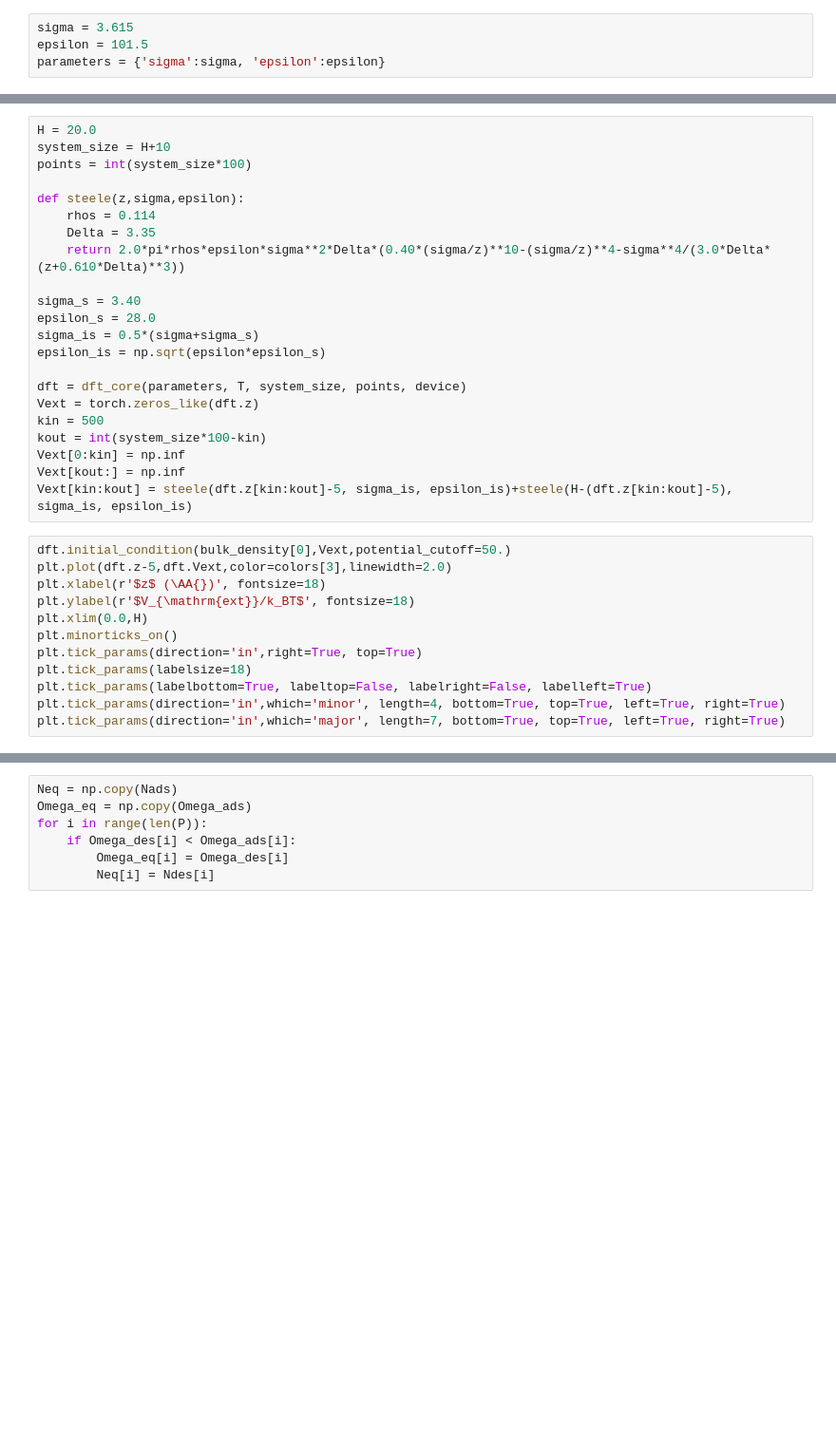
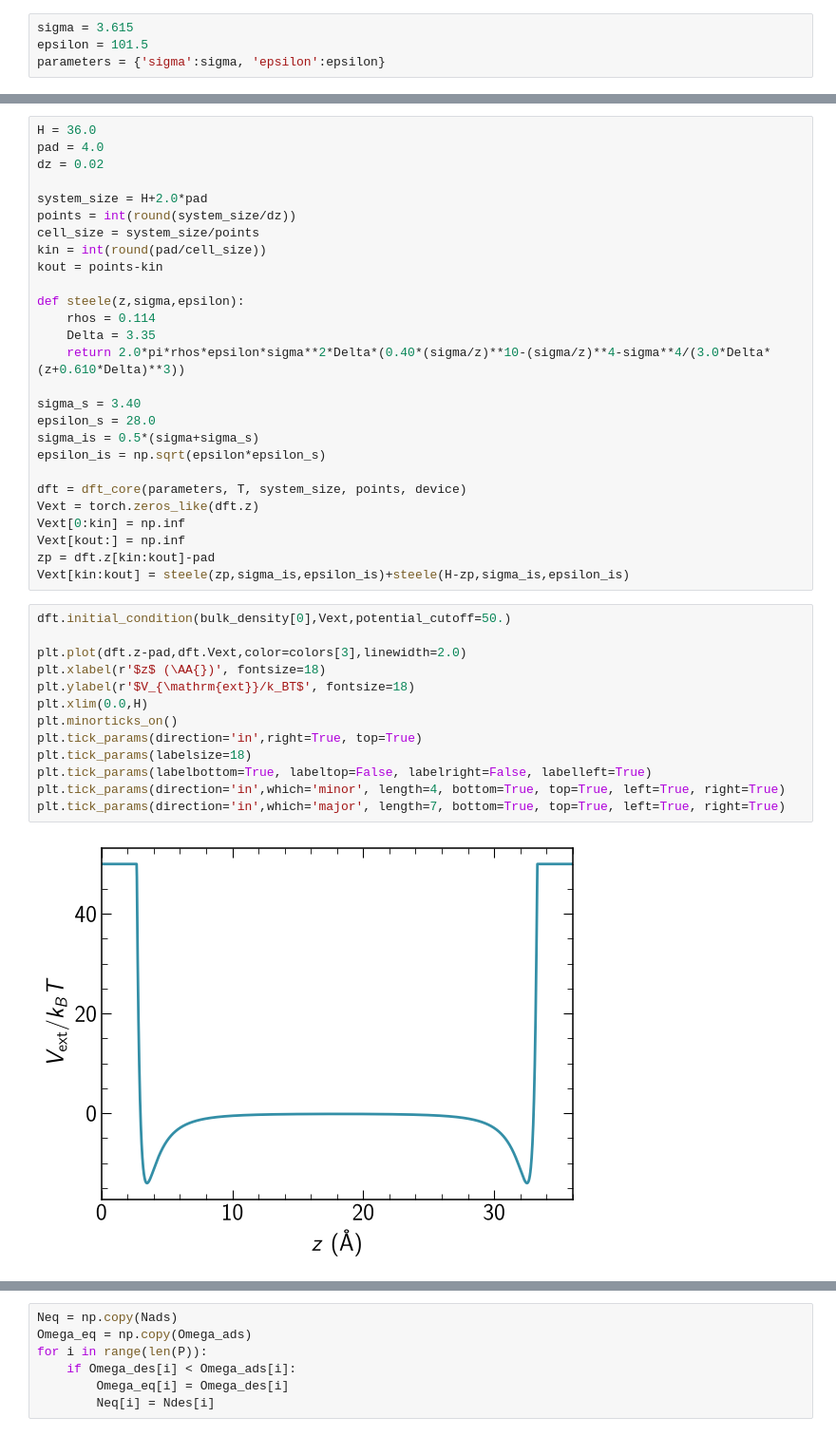
Before and after one commit to lucas-j-santos/LJS-cDFT, a Jupyter notebook: examples/n2_slit.ipynb, the cells around one changed output, grey strips where cells are left out. Shown at 95% size. Saved outputs shown, nothing was run; the diff lists cells and outputs as text; blank space fills up the shorter version.

```diff
--- a/examples/n2_slit.ipynb
+++ b/examples/n2_slit.ipynb
@@ -60,7 +63,13 @@ plt.legend(fontsize=16, frameon=True, edgecolor='k')
 # %%
-H = 20.0
-system_size = H+10
-points = int(system_size*100)
+H = 36.0
+pad = 4.0
+dz = 0.02
+
+system_size = H+2.0*pad
+points = int(round(system_size/dz))
+cell_size = system_size/points
+kin = int(round(pad/cell_size))
+kout = points-kin
 
 def steele(z,sigma,epsilon):
     rhos = 0.114
@@ -74,23 +83,25 @@ epsilon_is = np.sqrt(epsilon*epsilon_s)
 
 dft = dft_core(parameters, T, system_size, points, device)
 Vext = torch.zeros_like(dft.z)
-kin = 500
-kout = int(system_size*100-kin)
 Vext[0:kin] = np.inf
 Vext[kout:] = np.inf
-Vext[kin:kout] = steele(dft.z[kin:kout]-5, sigma_is, epsilon_is)+steele(H-(dft.z[kin:kout]-5), sigma_is, epsilon_is)
+zp = dft.z[kin:kout]-pad
+Vext[kin:kout] = steele(zp,sigma_is,epsilon_is)+steele(H-zp,sigma_is,epsilon_is)
 # %%
 dft.initial_condition(bulk_density[0],Vext,potential_cutoff=50.)
-plt.plot(dft.z-5,dft.Vext,color=colors[3],linewidth=2.0)
+
+plt.plot(dft.z-pad,dft.Vext,color=colors[3],linewidth=2.0)
 plt.xlabel(r'$z$ (\AA{})', fontsize=18)
 plt.ylabel(r'$V_{\mathrm{ext}}/k_BT$', fontsize=18)
 plt.xlim(0.0,H)
 plt.minorticks_on()
 plt.tick_params(direction='in',right=True, top=True)
 plt.tick_params(labelsize=18)
 plt.tick_params(labelbottom=True, labeltop=False, labelright=False, labelleft=True)
 plt.tick_params(direction='in',which='minor', length=4, bottom=True, top=True, left=True, right=True)
 plt.tick_params(direction='in',which='major', length=7, bottom=True, top=True, left=True, right=True)
+# %% [output]
+[figure, added]
 # %%
 Nads = torch.empty_like(P)
 Ndes = torch.empty_like(P)
```
Also changed, not shown: parts of 7 cells of this notebook, 1 other file.
